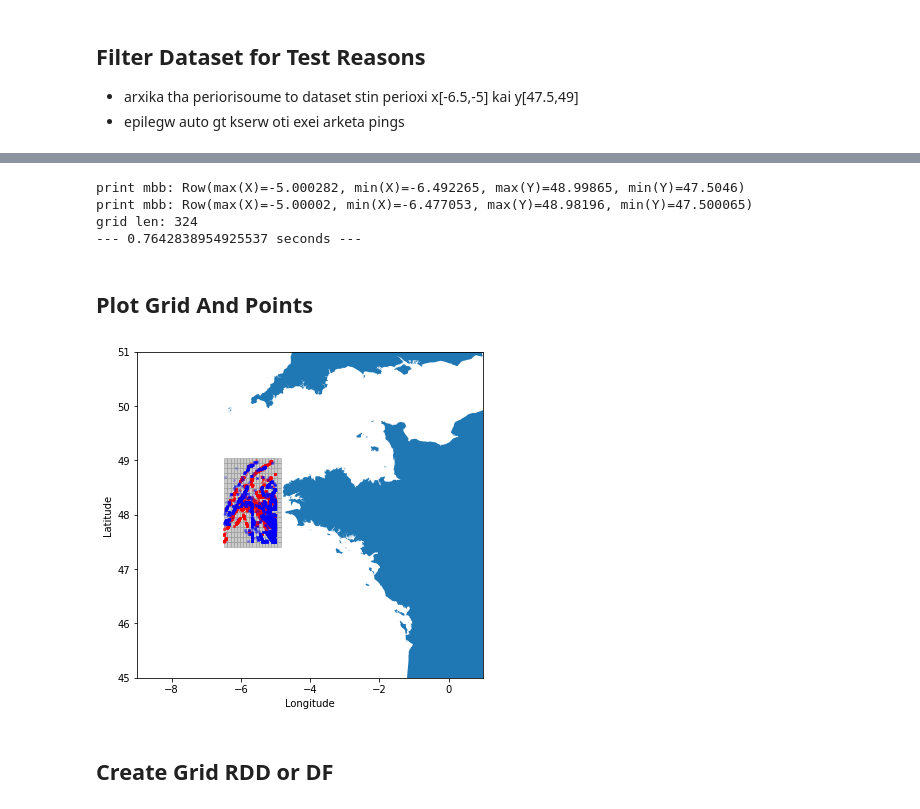
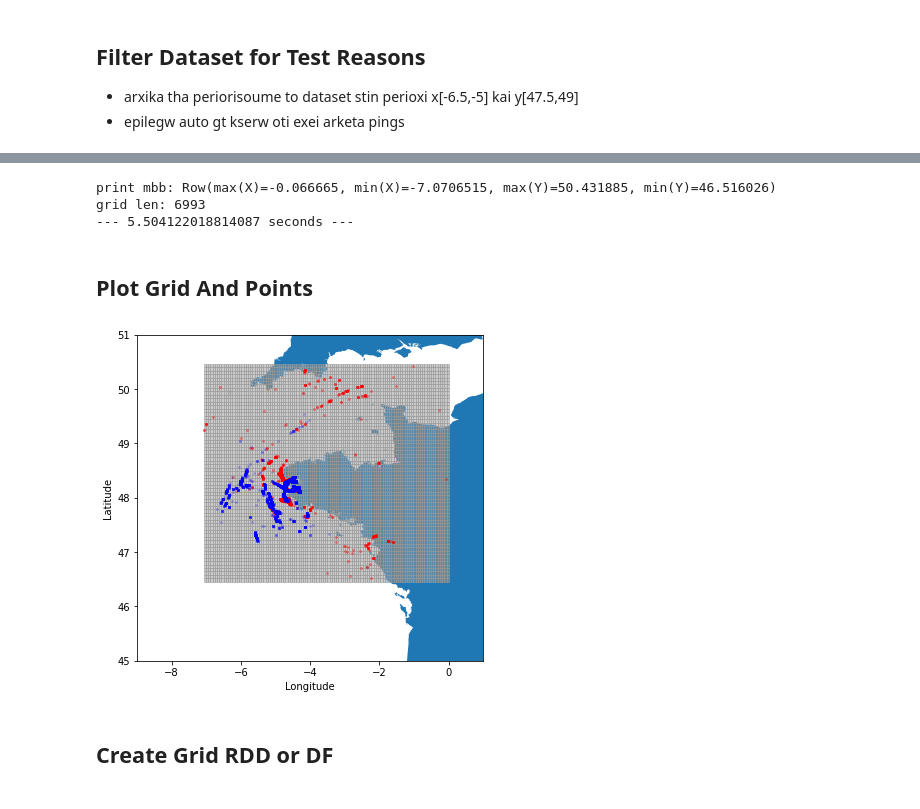
Before and after one commit to Thanasis-Kottaridis/DistributedDistanceJoin, a Jupyter notebook: sparkApplications/TestGridDistanceJoin.ipynb, the cells around one changed output, grey strips where cells are left out. Saved outputs shown, nothing was run; the diff lists cells and outputs as text; code cells hidden in the pictures.

```diff
--- a/sparkApplications/TestGridDistanceJoin.ipynb
+++ b/sparkApplications/TestGridDistanceJoin.ipynb
@@ -111,11 +112,3 @@ only showing top 10 rows
 ## Filter Dataset for Test Reasons
 - arxika tha periorisoume to dataset stin perioxi x[-6.5,-5] kai y[47.5,49]
 - epilegw auto gt kserw oti exei arketa pings
-# %%
-df_a = df_a.filter( (-6.5 <= df_a.X) & (df_a.X <= -5) & (47.5 <= df_a.Y) & (df_a.Y <= 49))
-print("Total filtered_df_a count {}".format(df_a.count()))
-df_a.show(10)
-
-df_b = df_b.filter( (-6.5 <= df_b.X) & (df_b.X <= -5) & (47.5 <= df_b.Y) & (df_b.Y <= 49))
-print("Total filtered_df_a count {}".format(df_b.count()))
-df_b.show(10)
@@ -140,3 +125,6 @@ only showing top 10 rows
+# %%
+df_a = df_a.limit(20000)
+df_b = df_b.limit(20000)
 # %% [markdown]
 ## Grid Dataset
 Lets create a test grid
@@ -145,62 +137,50 @@ Lets create a test grid
-# %%
-cell_time = time.time()
-
-# find min/max X,Y from dataset A
-mbb_row_a = df_a.agg(
-    F.max(df_a.X),
-    F.min(df_a.X),
-    F.max(df_a.Y),
-    F.min(df_a.Y),
-).collect()[0]
-print("print mbb: {}".format(mbb_row_a))
-
-# find min/max X,Y from dataset B
-mbb_row_b = df_b.agg(
-    F.max(df_b.X),
-    F.min(df_b.X),
-    F.max(df_b.Y),
-    F.min(df_b.Y),
-).collect()[0]
-print("print mbb: {}".format(mbb_row_b))
-
-# find minimum bounding GRID box from 2 datasets
-min_x = max(mbb_row_a["min(X)"], mbb_row_b["min(X)"])
-max_x = min(mbb_row_a["max(X)"], mbb_row_b["max(X)"])
-min_y = max(mbb_row_a["min(Y)"], mbb_row_b["min(Y)"])
-max_y = min(mbb_row_a["max(Y)"], mbb_row_b["max(Y)"])
-
-#calculate grid for dataset
-grid = utils.getPolyGrid(min_x,min_y,max_x,max_y, theta=10)
-print("grid len: {}".format(len(grid)))
-
-print("--- %s seconds ---" % (time.time() - cell_time))
-# %% [output]
-print mbb: Row(max(X)=-5.000282, min(X)=-6.492265, max(Y)=48.99865, min(Y)=47.5046)
-print mbb: Row(max(X)=-5.00002, min(X)=-6.477053, max(Y)=48.98196, min(Y)=47.500065)
-grid len: 324
---- 0.7642838954925537 seconds ---
+# %%
+def calculate_MBB_from_sdf(sdf):
+    # find min/max X,Y
+    mbb_row = sdf.agg(
+        F.max(sdf.X),
+        F.min(sdf.X),
+        F.max(sdf.Y),
+        F.min(sdf.Y),
+    ).collect()[0]
+    print("print mbb: {}".format(mbb_row))
+    #calculate grid for dataset
+    return utils.getPolyGrid(mbb_row["min(X)"],mbb_row["min(Y)"],mbb_row["max(X)"],mbb_row["max(Y)"], theta=10)
+# %%
+cell_time = time.time()
+
+#calculate grid for dataset
+grid = calculate_MBB_from_sdf(df_a) if df_a.count() <= df_b.count() else calculate_MBB_from_sdf(df_b)
+print("grid len: {}".format(len(grid)))
+
+print("--- %s seconds ---" % (time.time() - cell_time))
+# %% [output]
+print mbb: Row(max(X)=-0.066665, min(X)=-7.0706515, max(Y)=50.431885, min(Y)=46.516026)
+grid len: 6993
+--- 5.504122018814087 seconds ---
 # %% [markdown]
 ## Plot Grid And Points
 # %%
 # print grids
 ax = utils.createAXNFigure()
 BLUE = '#6699cc'
 GRAY = '#999999'
 for cell in grid:
-    ax.add_patch(PolygonPatch(cell["geometry"], fc=GRAY, ec=GRAY, alpha=0.5, zorder=2))
+    grid_poly = utils.createPolyFromPoints(cell["grid_minX"], cell["grid_maxX"], cell["grid_minY"], cell["grid_maxY"])
+    ax.add_patch(PolygonPatch(grid_poly, fc=GRAY, ec=GRAY, alpha=0.5, zorder=2))
 
 for row in df_a.collect():
   ax.plot(row.X, row.Y, marker='o', markersize=2, alpha=0.3, c='r')
 
 for row in df_b.collect():
   ax.plot(row.X, row.Y, marker='x', markersize=2, alpha=0.3, c='b')
 
 
 plt.ylabel("Latitude")
 plt.xlabel("Longitude")
 plt.show()
 # %% [output]
-[figure, old version]
+[figure, new version]
 # %% [markdown]
 ## Create Grid RDD or DF
 # %%
```
Also changed, not shown: parts of 33 cells of this notebook, 4 other files.
